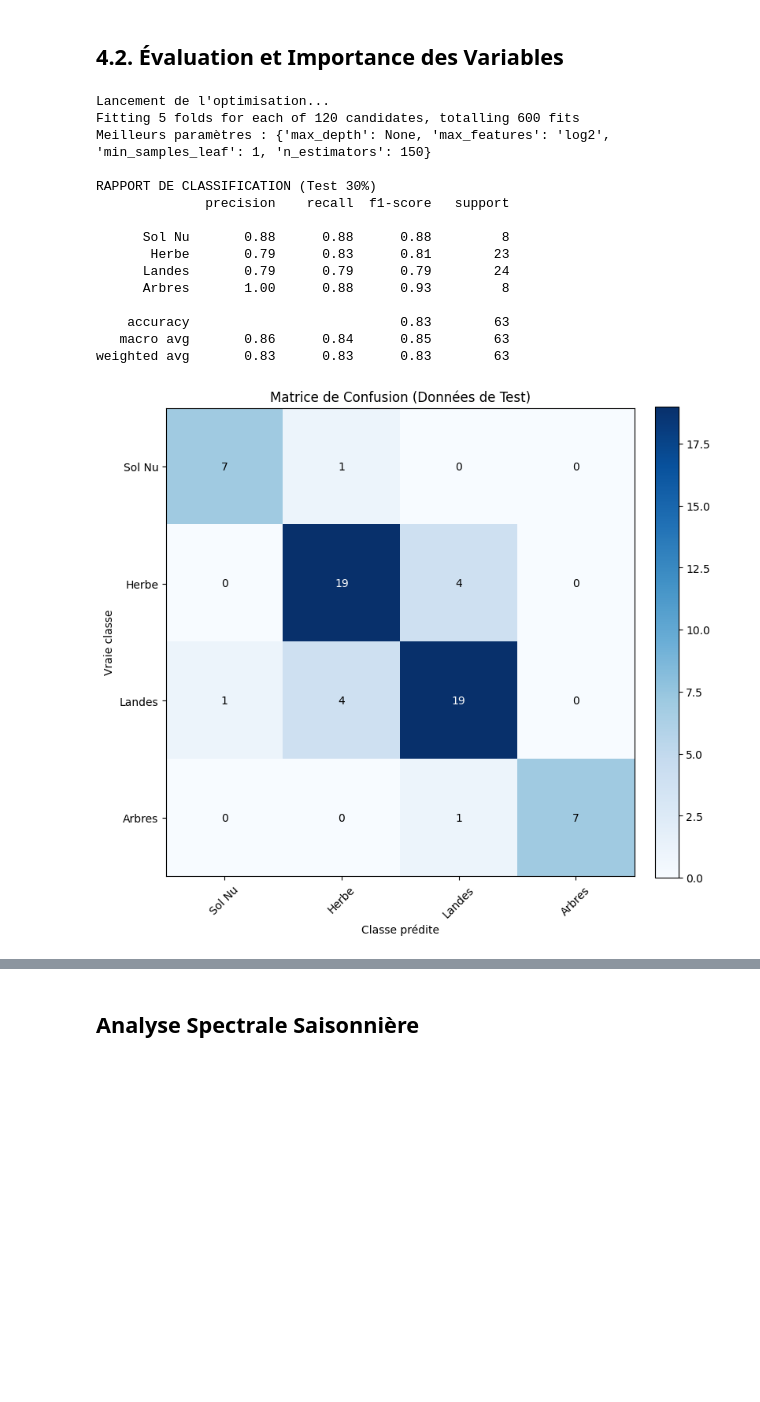
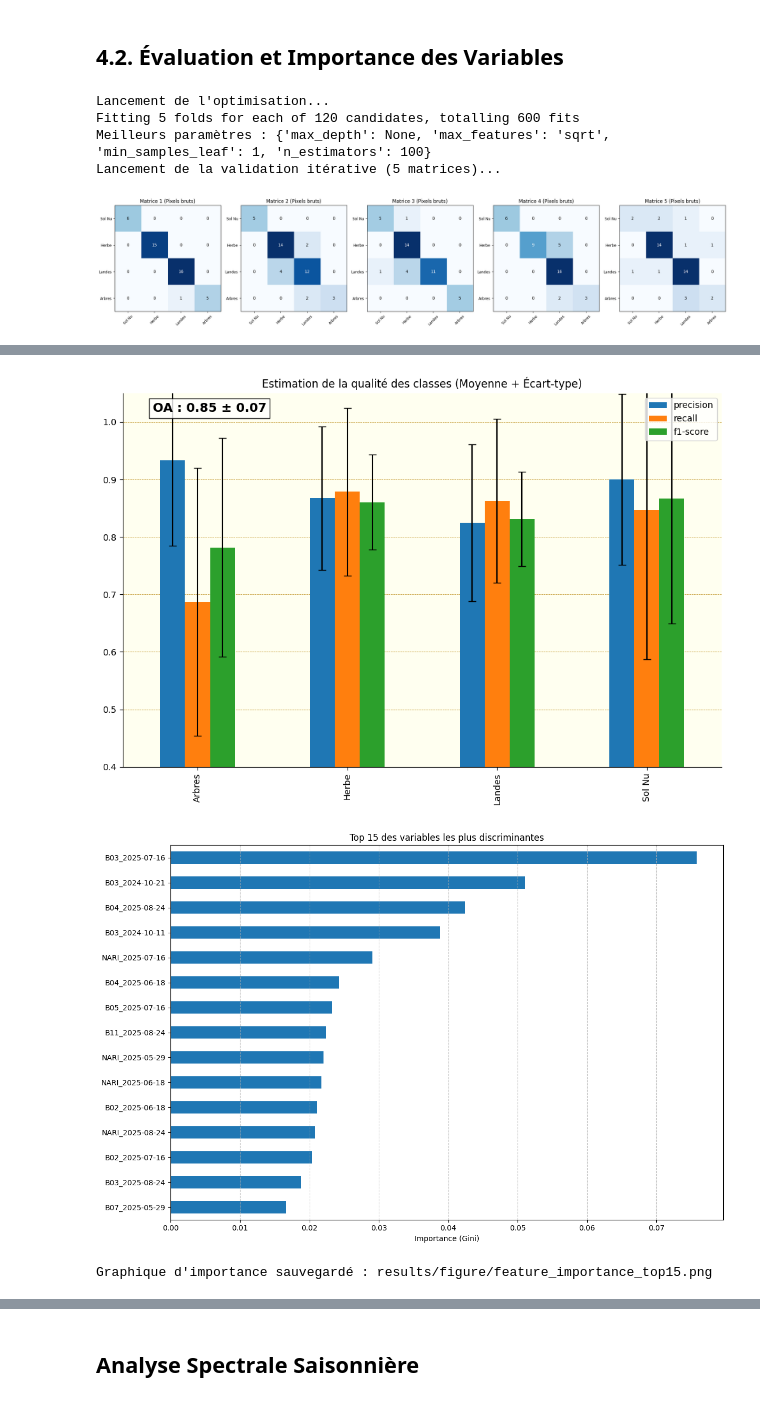
Before and after one commit to Matteolng/projet_teledec, a Jupyter notebook: notebook/notebook_vf.ipynb, the cells around one changed output, grey strips where cells are left out. Saved outputs shown, nothing was run; the diff lists cells and outputs as text; code cells hidden in the pictures; blank space fills up the shorter version.

Commit message:
correction de la prediction avec ARI et plot ARI

```diff
--- a/notebook/notebook_vf.ipynb
+++ b/notebook/notebook_vf.ipynb
@@ -141,14 +168,28 @@ Raster NARI créé : /home/onyxia/work/projet_teledec/notebook/results/ARI_serie
 # %%
 import my_function as mf
 from libsigma import classification as cla
+import importlib
+importlib.reload(mf)
 
-# Paramètres
+# Chemins
 base_dir = '/home/onyxia/work/data/projet_eval'
 image_ref = base_dir + '/pyrenees_24-25_B02.tif'
 shp_path = base_dir + '/PI_strates_pyrenees_32630.shp'
 out_samples = base_dir + '/sample_strata.tif'
+
+# Ton fichier NARI spécifique
+nari_path = '/home/onyxia/work/notebook/projet_teledec/notebook/results/ARI_serie_temp.tif'
+
+# Liste des bandes spectrales
 bands = ['B02', 'B03', 'B04', 'B05', 'B06', 'B07', 'B08', 'B8A', 'B11', 'B12']
 
-# Appel de la fonction
-X, Y, groups = mf.prepare_classification_data(base_dir, image_ref, shp_path, out_samples, bands)
+# APPEL MODIFIÉ : on ajoute extra_indices
+X, Y, groups = mf.prepare_classification_data(
+    base_dir,
+    image_ref,
+    shp_path,
+    out_samples,
+    bands,
+    extra_indices=[nari_path]
+)
 # %% [output]
@@ -159,50 +200,44 @@ Données prêtes : X(209, 100), Y(209,), Groupes : 83
 import my_function as mf
 import importlib
 importlib.reload(mf)
+
 
 # --- CONFIGURATION DES PARAMÈTRES ---
 # On définit ici toutes les variables qui manquaient
 target_names = ['Sol Nu', 'Herbe', 'Landes', 'Arbres']
 bandes = ['B02', 'B03', 'B04', 'B05', 'B06', 'B07', 'B08', 'B8A', 'B11', 'B12']
 dates_reelles = ['2024-10-11', '2024-10-21', '2024-11-28', '2024-12-05', '2025-01-14',
                  '2025-02-23', '2025-05-29', '2025-06-18', '2025-07-16', '2025-08-24']
 
 # 1. OPTIMISATION
 # On récupère le modèle optimisé via GridSearch
 best_clf = mf.optimize_random_forest(X, Y, groups)
 
 # 2. ÉVALUATION (Split 70/30 interne)
 # On récupère le modèle entraîné sur les 70% pour pouvoir lire les importances après
+
 best_clf = mf.evaluate_model(
     model=best_clf,
     X=X,
     Y=Y,
-    target_names=target_names,
-    output_fig_path='results/figure/matrice_confusion_test.png'
+    groups=groups,
+    target_names=['Sol Nu', 'Herbe', 'Landes', 'Arbres'],
+    output_fig_path_matrix='results/figure/matrice_moyenne.png',
+    output_fig_path_quality='results/figure/qualite_itérations.png',
+    nb_iter=5
 )
 
 # 3. AFFICHAGE DES VARIABLES CONTRIBUTIVES
 # On utilise le modèle renvoyé par evaluate_model
-mf.plot_feature_importance_dates(
+mf.plot_feature_importance(
     model=best_clf,
     band_names=bandes,
     dates=dates_reelles,
     output_path='results/figure/feature_importance_top15.png'
 )
 # %% [output]
 Lancement de l'optimisation...
 Fitting 5 folds for each of 120 candidates, totalling 600 fits
-Meilleurs paramètres : {'max_depth': None, 'max_features': 'log2', 'min_samples_leaf': 1, 'n_estimators': 150}
-
-RAPPORT DE CLASSIFICATION (Test 30%)
-              precision    recall  f1-score   support
-
-      Sol Nu       0.88      0.88      0.88         8
-       Herbe       0.79      0.83      0.81        23
-      Landes       0.79      0.79      0.79        24
-      Arbres       1.00      0.88      0.93         8
-
-    accuracy                           0.83        63
-   macro avg       0.86      0.84      0.85        63
-weighted avg       0.83      0.83      0.83        63
+Meilleurs paramètres : {'max_depth': None, 'max_features': 'sqrt', 'min_samples_leaf': 1, 'n_estimators': 100}
+Lancement de la validation itérative (5 matrices)...
-[figure, old version]
+[figure, new version]
@@ -210,3 +245,6 @@ weighted avg       0.83      0.83      0.83        63
+[figure, added]
+[figure, added]
+Graphique d'importance sauvegardé : results/figure/feature_importance_top15.png
 # %% [markdown]
 ## Analyse de la matrice de confusion
 
```
Also changed, not shown: parts of 9 cells of this notebook, 2 other files.
